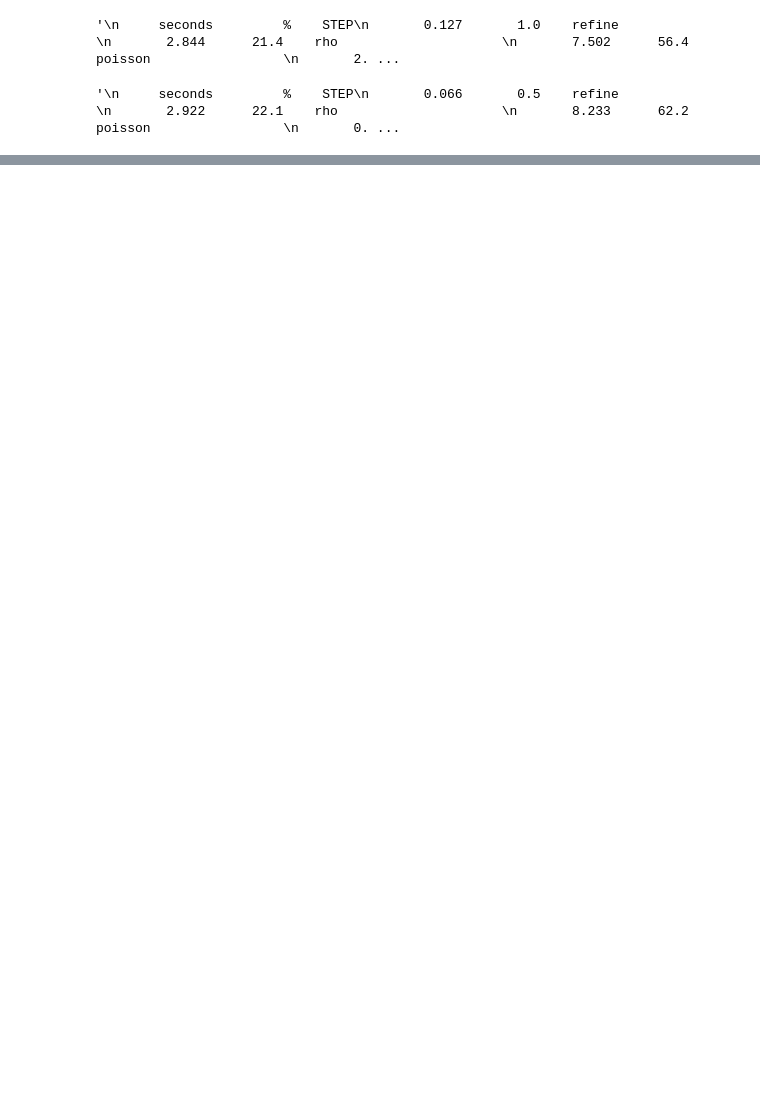
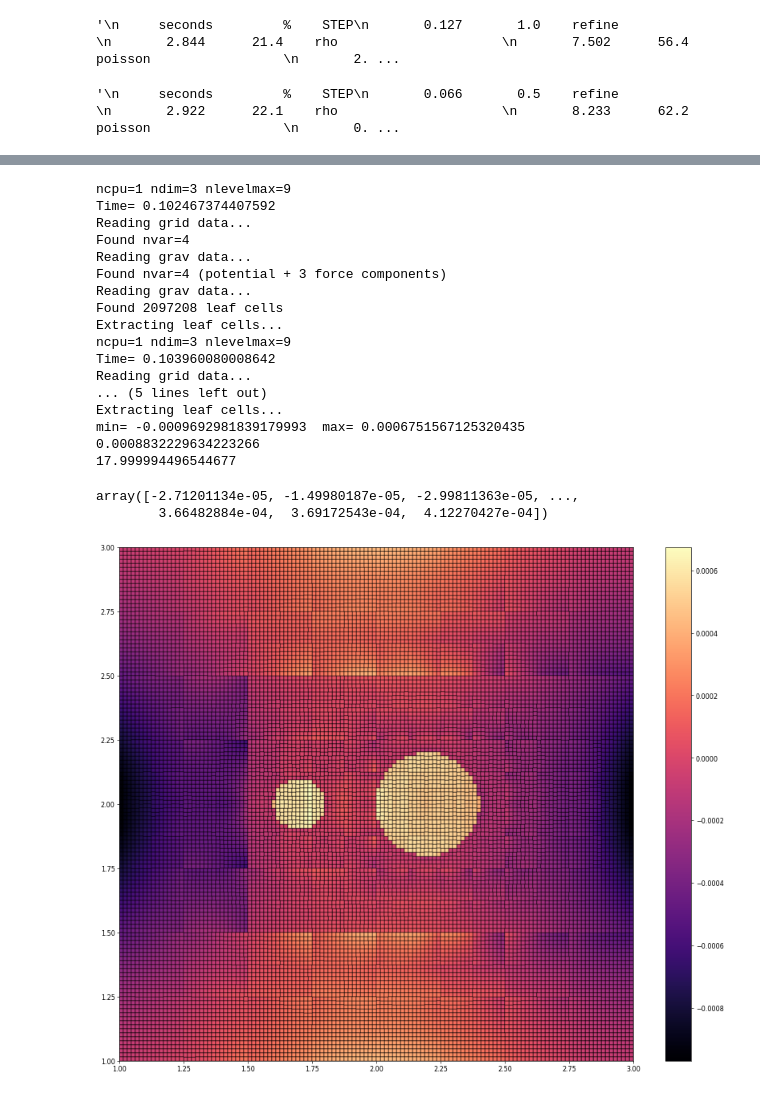
Before and after one commit to Byeol-Haneul/Ramses-FMM, a Jupyter notebook: analyze/amr.ipynb, the cells around one changed output, grey strips where cells are left out. Cells and saved outputs as stored; diff of their text form; code cells hidden in the pictures; blank space fills up the shorter version.

```diff
--- a/analyze/amr.ipynb
+++ b/analyze/amr.ipynb
@@ -177,0 +202,23 @@ min= -121564.234375  max= -13233.46484375
+# %%
+compare(13, 14, 2, 0.01, True)
+# %% [output]
+ncpu=1 ndim=3 nlevelmax=9
+Time= 0.102467374407592
+Reading grid data...
+Found nvar=4
+Reading grav data...
+Found nvar=4 (potential + 3 force components)
+Reading grav data...
+Found 2097208 leaf cells
+Extracting leaf cells...
+ncpu=1 ndim=3 nlevelmax=9
+Time= 0.103960080008642
+Reading grid data...
+... (5 lines left out)
+Extracting leaf cells...
+min= -0.0009692981839179993  max= 0.0006751567125320435
+0.0008832229634223266
+17.999994496544677
+array([-2.71201134e-05, -1.49980187e-05, -2.99811363e-05, ...,
+        3.66482884e-04,  3.69172543e-04,  4.12270427e-04])
+[figure, added]
```
Also changed, not shown: parts of 7 cells of this notebook, 6 other files.
